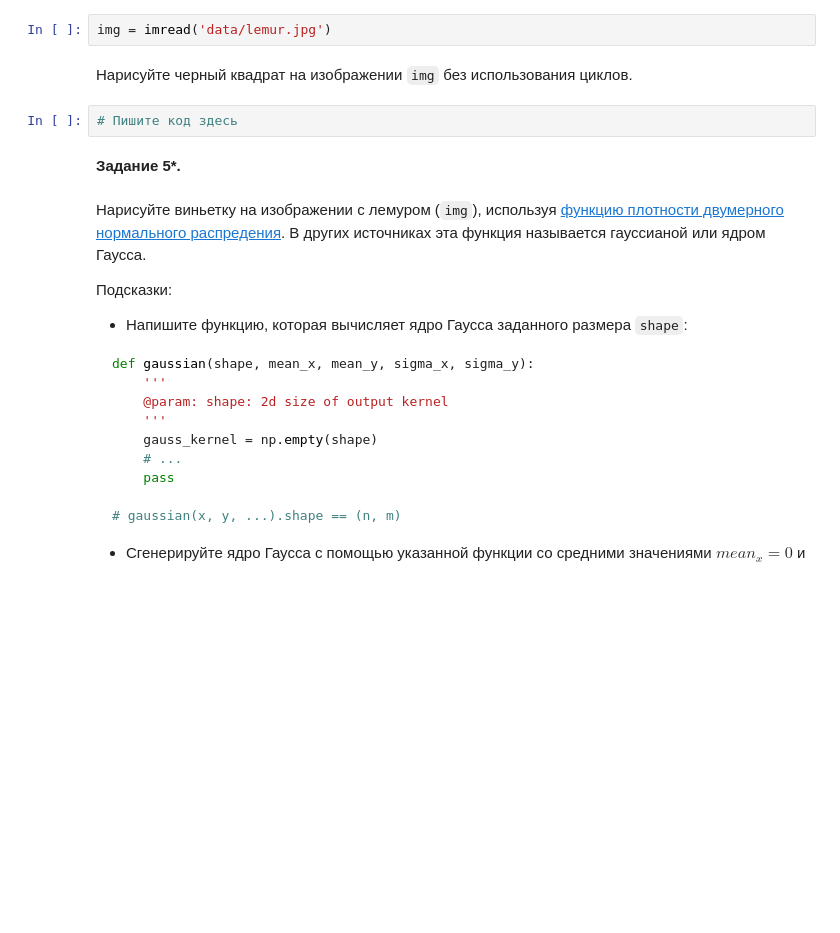
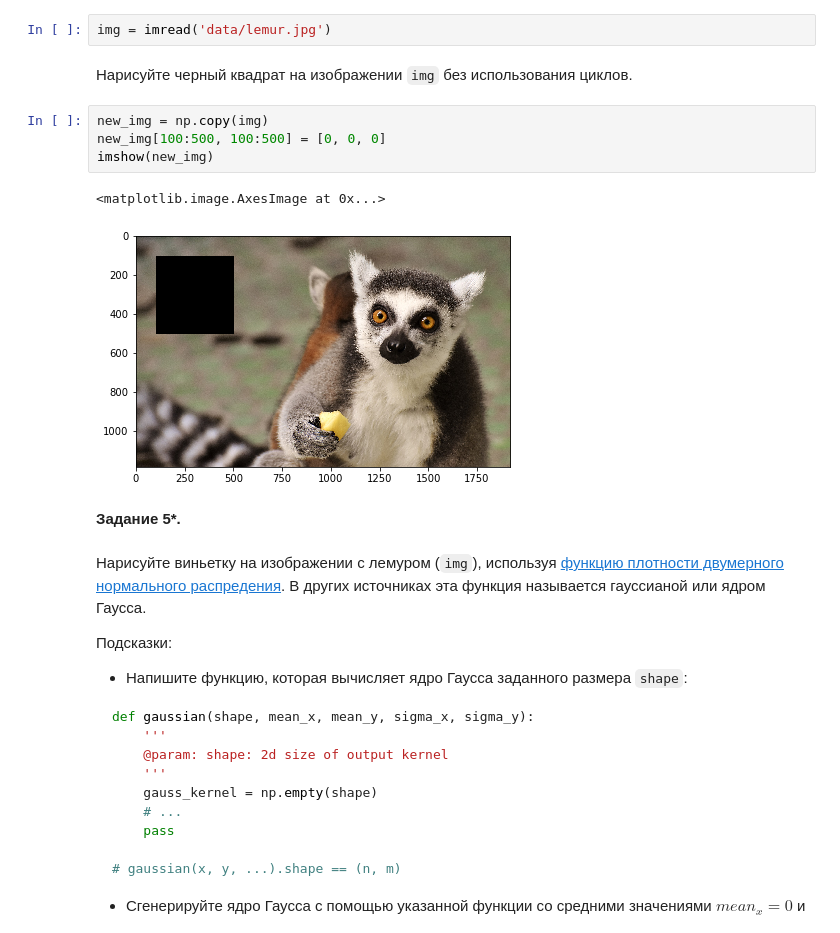
Before and after one commit to AICommunityInno/Seminars, a Jupyter notebook: Seminar 2/Seminar 2 Homework.ipynb, the cells around one changed output. Saved outputs shown, nothing was run; the diff lists cells and outputs as text; blank space fills up the shorter version.

```diff
--- a/Seminar 2/Seminar 2 Homework.ipynb
+++ b/Seminar 2/Seminar 2 Homework.ipynb
@@ -120,8 +170,13 @@ from skimage.io import imread, imshow
 img = imread('data/lemur.jpg')
 # %% [markdown]
 Нарисуйте черный квадрат на изображении `img` без использования циклов.
-# %%
-# Пишите код здесь
+# %%
+new_img = np.copy(img)
+new_img[100:500, 100:500] = [0, 0, 0]
+imshow(new_img)
+# %% [output]
+<matplotlib.image.AxesImage at 0x...>
+[figure, added]
 # %% [markdown]
 __Задание 5*.__
 # %% [markdown]
```
Also changed, not shown: parts of 14 cells of this notebook.
